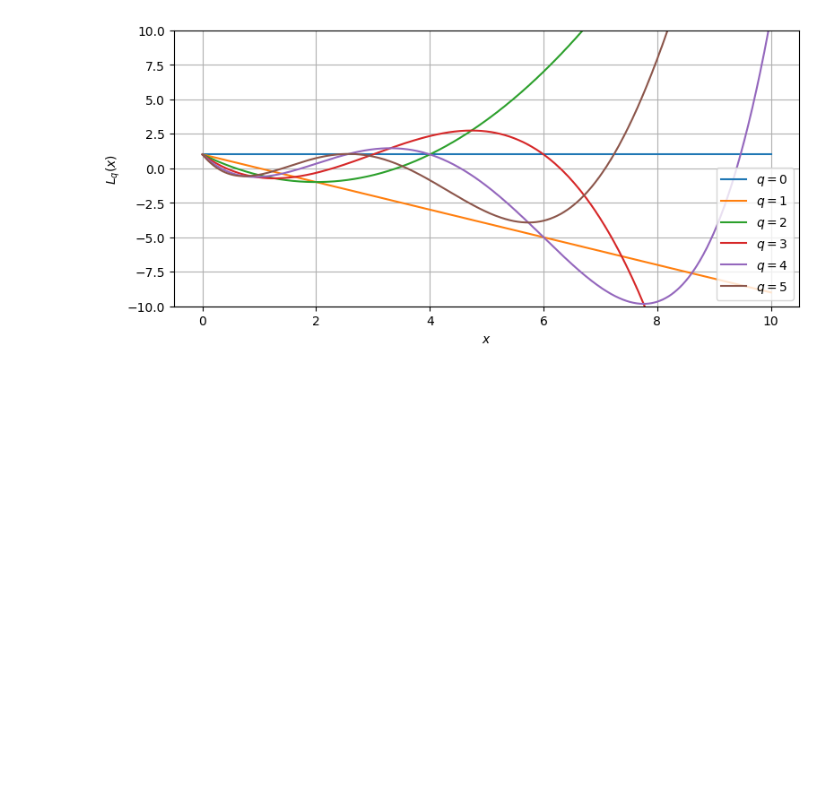
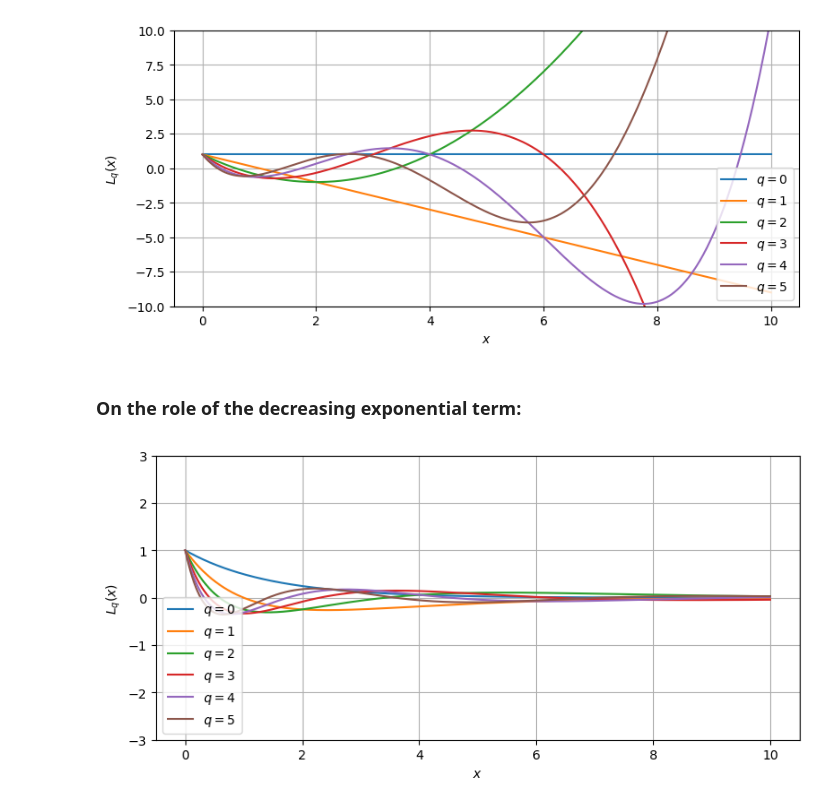
Before and after one commit to wbandabarragan/quantum-mechanics-1, a Jupyter notebook: python-notebooks/python4QM_10.ipynb, the cells around one changed output. Cells and saved outputs as stored; diff of their text form; code cells hidden in the pictures; blank space fills up the shorter version.

```diff
--- a/python-notebooks/python4QM_10.ipynb
+++ b/python-notebooks/python4QM_10.ipynb
@@ -161,3 +161,22 @@ plt.legend()
 plt.show()
 # %% [output]
 [figure]
+# %% [markdown]
+### On the role of the decreasing exponential term:
+# %%
+# Plotting the Legendre polynomials
+
+plt.figure(figsize=(9,4))
+
+for q in range(6):
+  plt.plot(x,lag_list[q](x)*np.exp(-0.7*x), label = rf"$q=${q}")
+
+plt.xlabel(r"$x$")
+plt.ylabel(r"$L_{q}(x)$")
+plt.grid()
+
+plt.ylim(-3, +3)
+plt.legend()
+plt.show()
+# %% [output]
+[figure, added]
```
